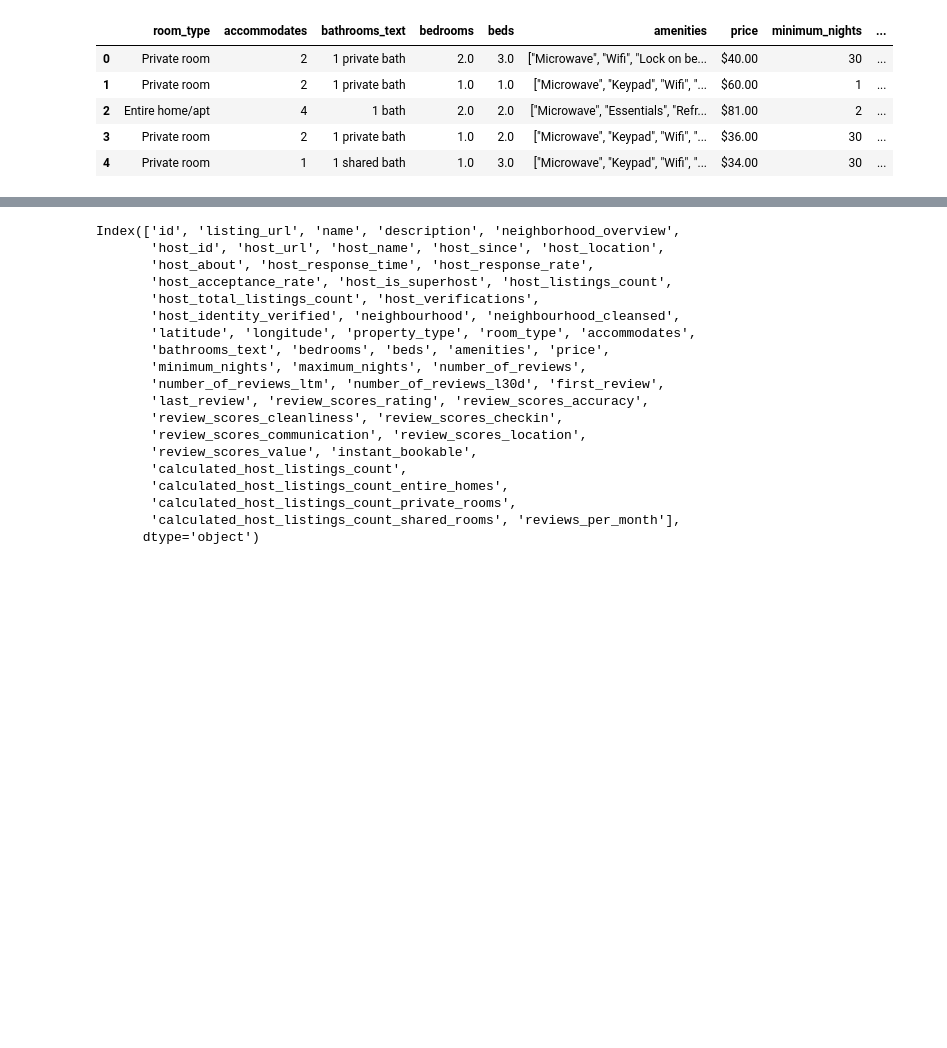
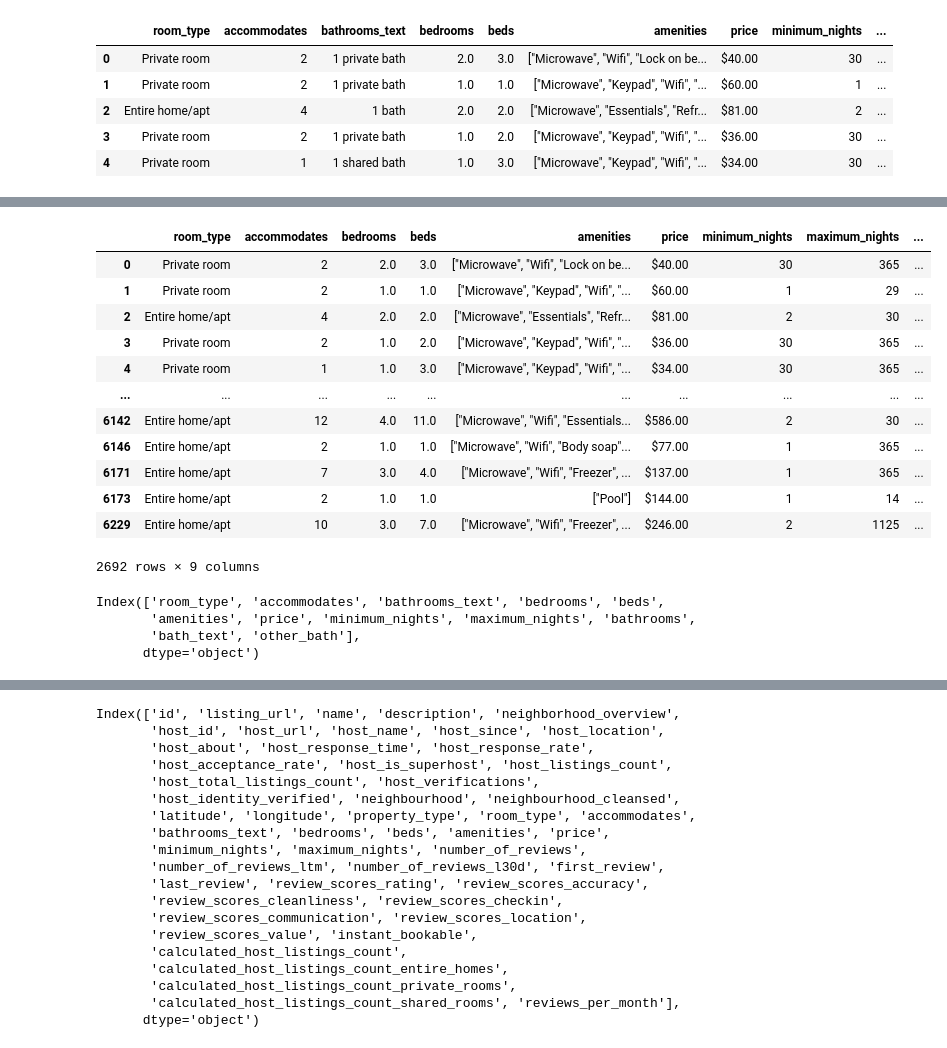
Before and after one commit to JonathanBrown003/Airbnb-A-Closer-Look-Nashville-Asheville, a Jupyter notebook: Analysis_Anna.ipynb, the cells around one changed output, grey strips where cells are left out. Cells and saved outputs as stored; diff of their text form; code cells hidden in the pictures; blank space fills up the shorter version.

```diff
--- a/Analysis_Anna.ipynb
+++ b/Analysis_Anna.ipynb
@@ -140,0 +166,11 @@ nash_character.head()
+# %%
+ #Adding two new columns to the existing dataframe.
+#splitting is done on the basis of underscore.
+
+#print("\nSplitting bathrooms_text column into two different columns :")
+#print(ashe_character.bathrooms_text.apply(lambda x: pd.Series(str(x).split(" "))))
+
+
+
+nash_character[['bathrooms','bath_text','other_bath']] = nash_character.bathrooms_text.apply(
+   lambda x: pd.Series(str(x).split(" ")))
@@ -140,0 +207,23 @@ nash_character.head()
+# %%
+nash_character.drop(columns = ["bathrooms_text","bath_text","other_bath"])
+# %% [output]
+|  | room_type | accommodates | bedrooms | beds | amenities | price | minimum_nights | maximum_nights | ... |
+| 0 | Private room | 2 | 2.0 | 3.0 | ["Microwave", "Wifi", "Lock on be... | $40.00 | 30 | 365 | ... |
+| 1 | Private room | 2 | 1.0 | 1.0 | ["Microwave", "Keypad", "Wifi", "... | $60.00 | 1 | 29 | ... |
+| 2 | Entire home/apt | 4 | 2.0 | 2.0 | ["Microwave", "Essentials", "Refr... | $81.00 | 2 | 30 | ... |
+| 3 | Private room | 2 | 1.0 | 2.0 | ["Microwave", "Keypad", "Wifi", "... | $36.00 | 30 | 365 | ... |
+| 4 | Private room | 1 | 1.0 | 3.0 | ["Microwave", "Keypad", "Wifi", "... | $34.00 | 30 | 365 | ... |
+| ... | ... | ... | ... | ... | ... | ... | ... | ... | ... |
+| 6142 | Entire home/apt | 12 | 4.0 | 11.0 | ["Microwave", "Wifi", "Essentials... | $586.00 | 2 | 30 | ... |
+| 6146 | Entire home/apt | 2 | 1.0 | 1.0 | ["Microwave", "Wifi", "Body soap"... | $77.00 | 1 | 365 | ... |
+| 6171 | Entire home/apt | 7 | 3.0 | 4.0 | ["Microwave", "Wifi", "Freezer", ... | $137.00 | 1 | 365 | ... |
+| 6173 | Entire home/apt | 2 | 1.0 | 1.0 | ["Pool"] | $144.00 | 1 | 14 | ... |
+| 6229 | Entire home/apt | 10 | 3.0 | 7.0 | ["Microwave", "Wifi", "Freezer", ... | $246.00 | 2 | 1125 | ... |
+2692 rows × 9 columns
+# %%
+nash_character.columns
+# %% [output]
+Index(['room_type', 'accommodates', 'bathrooms_text', 'bedrooms', 'beds',
+       'amenities', 'price', 'minimum_nights', 'maximum_nights', 'bathrooms',
+       'bath_text', 'other_bath'],
+      dtype='object')
```
Also changed, not shown: parts of 15 cells of this notebook.
